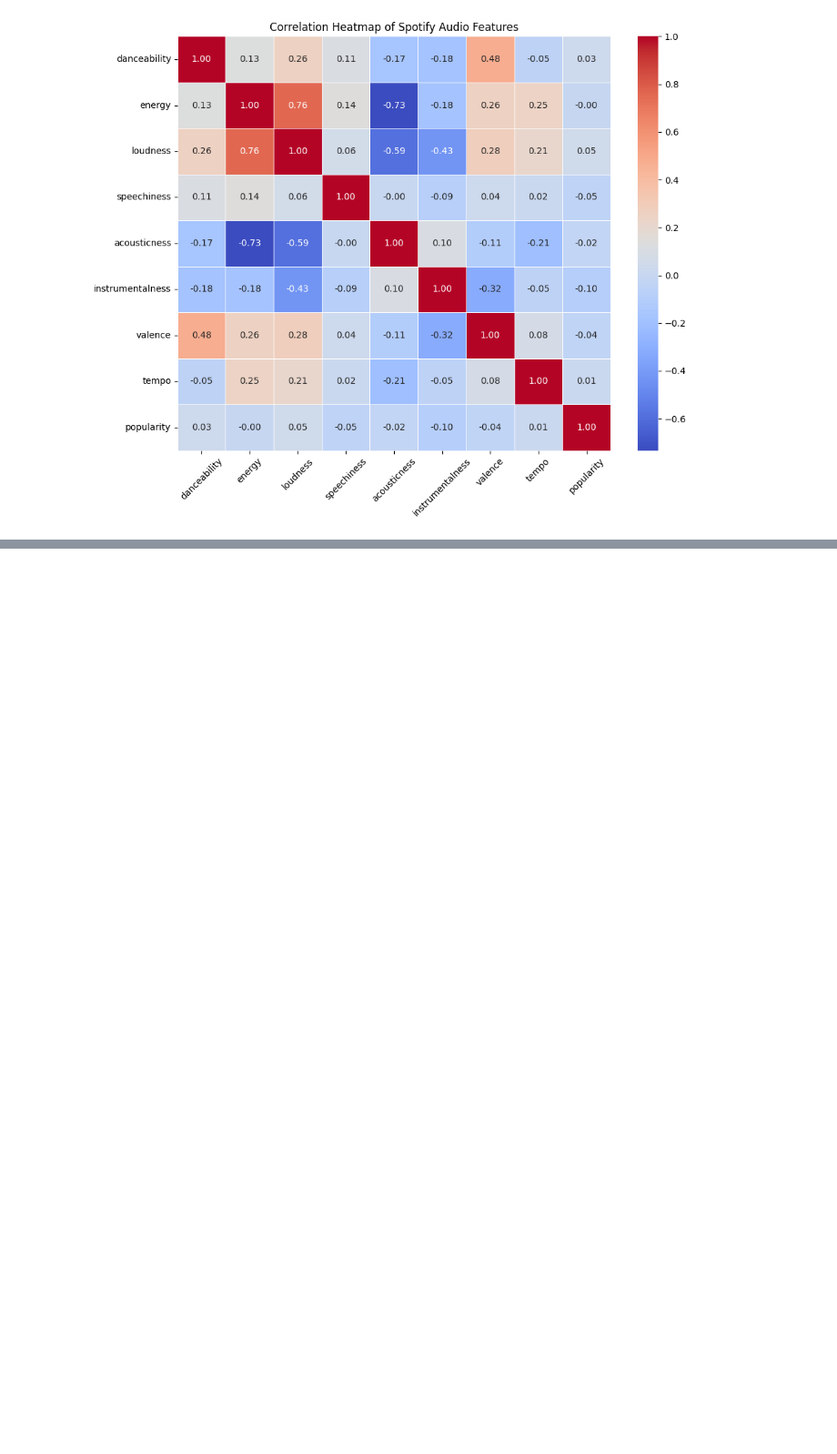
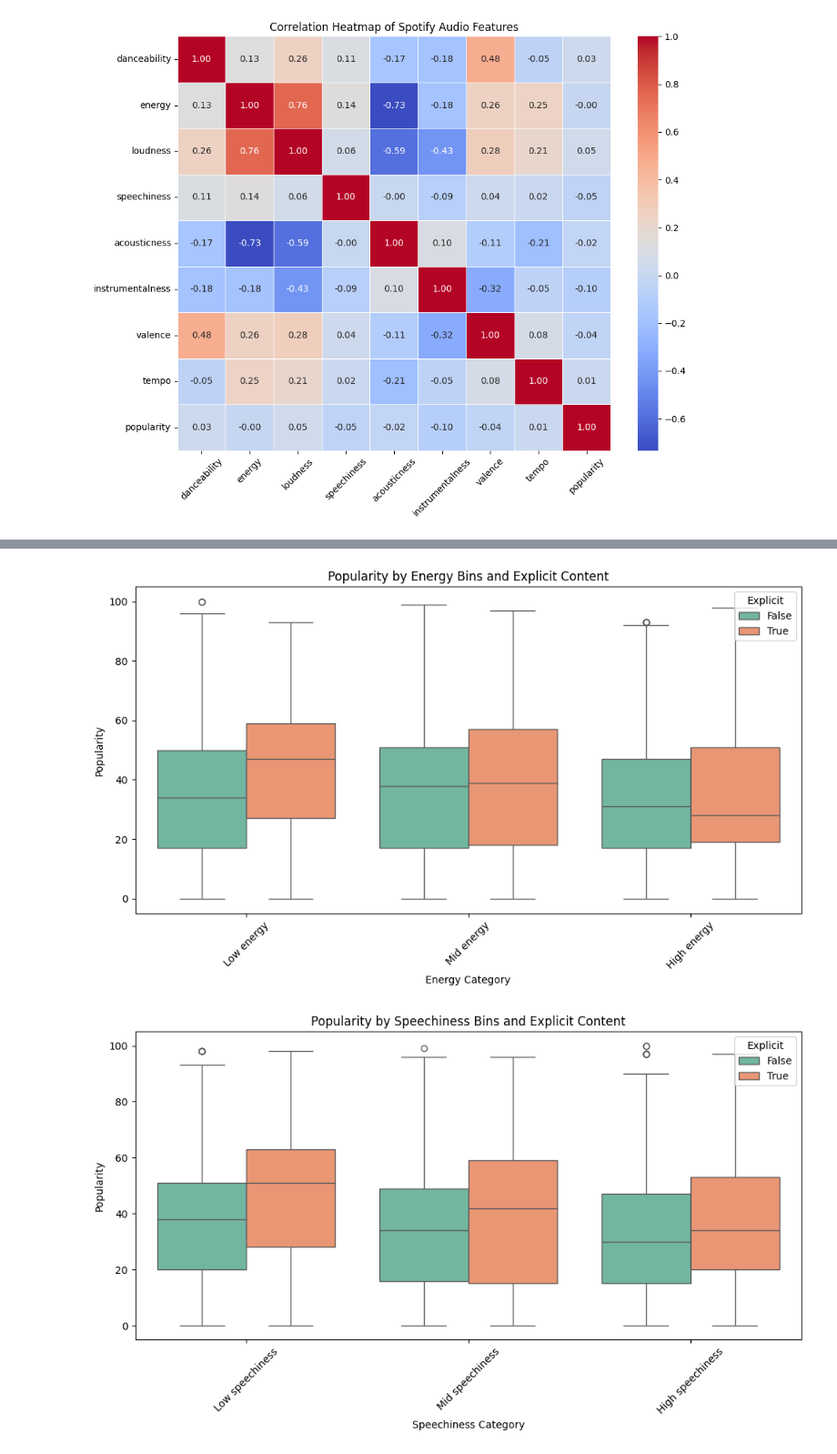
Before and after one commit to schao021/Spotify_Analysis, a Jupyter notebook: spotify_analysis.ipynb, the cells around one changed output, grey strips where cells are left out. Shown at 91% size. Cells and saved outputs as stored; diff of their text form; code cells hidden in the pictures; blank space fills up the shorter version.

```diff
--- a/spotify_analysis.ipynb
+++ b/spotify_analysis.ipynb
@@ -407,0 +458,2 @@ plt.show()
+# %%
+attribute_list = ['energy', 'loudness', 'speechiness', 'valence', 'danceability']
@@ -407,0 +468,17 @@ plt.show()
+# %%
+num_bins = 3  # Bins divide the attribute into buckets
+for feature in attribute_list:
+    df_cleaned['feature_bin'] = pd.qcut(df_cleaned[feature], q=num_bins, labels=[f'Low {feature}', f'Mid {feature}', f'High {feature}']) # Help divide the bins
+    plt.figure(figsize=(10, 6))
+    sns.boxplot(data=df_cleaned, x='feature_bin', y='popularity', hue='explicit', palette='Set2')
+    plt.title(f'Popularity by {feature.capitalize()} Bins and Explicit Content')
+    plt.xlabel(f'{feature.capitalize()} Category')
+    plt.ylabel('Popularity')
+    plt.legend(title='Explicit')
+    plt.xticks(rotation=45)
+    plt.tight_layout()
+    plt.show()
+df_cleaned.drop(columns='feature_bin', inplace=True)
+# %% [output]
+[figure, added]
+[figure, added]
```
Also changed, not shown: parts of 24 cells of this notebook.
